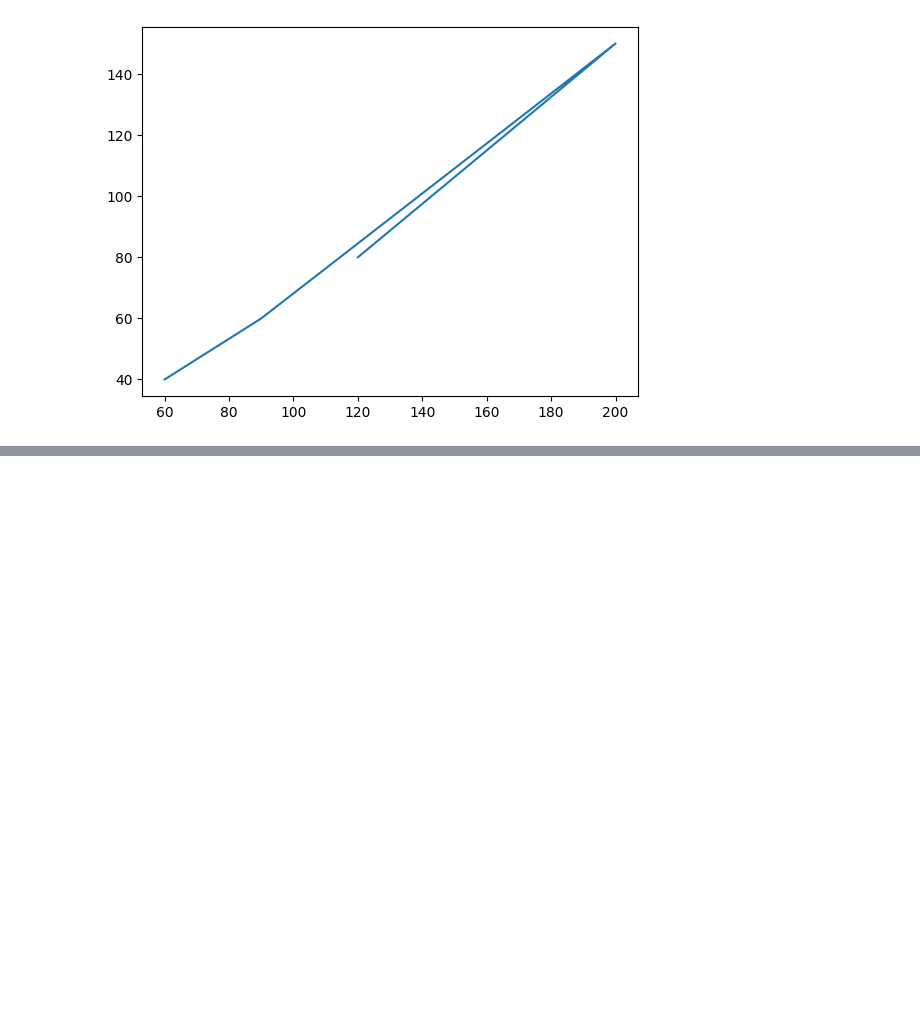
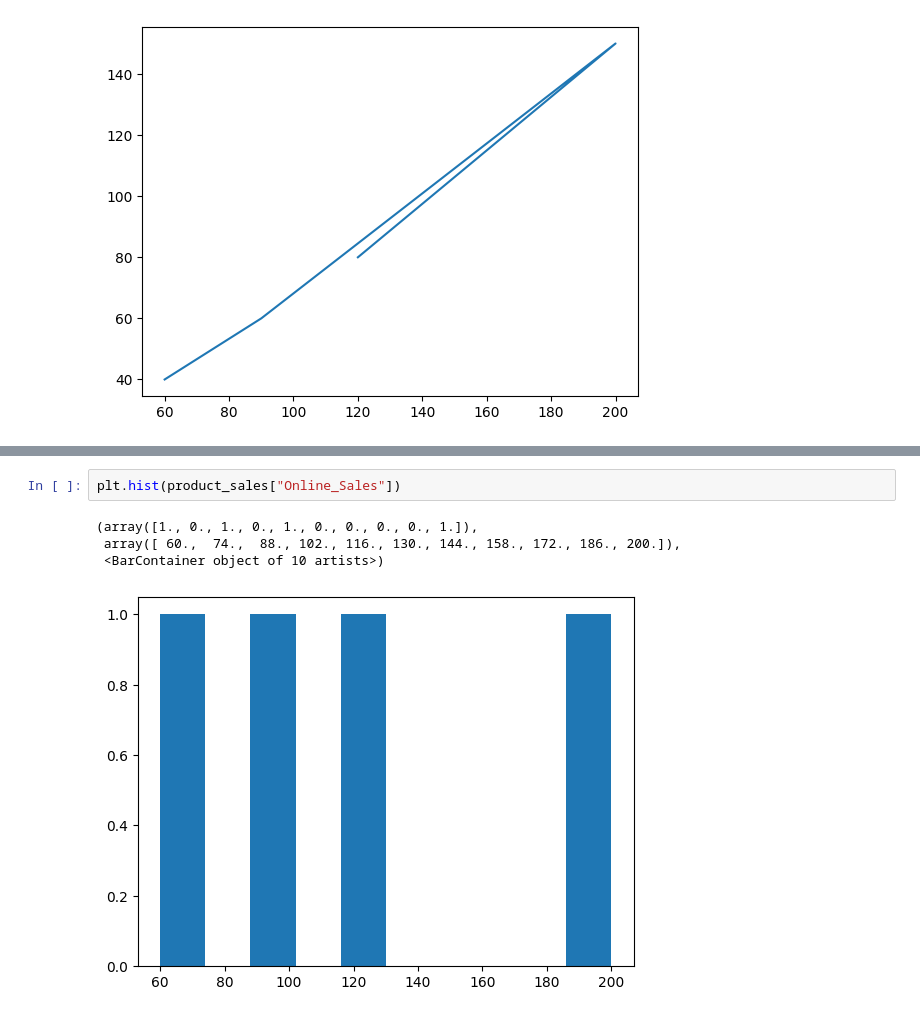
Before and after one commit to T-REX-C0DER/Data-Visualization-with-Python, a Jupyter notebook: Matplotlib.ipynb, the cells around one changed output, grey strips where cells are left out. Saved outputs shown, nothing was run; the diff lists cells and outputs as text; blank space fills up the shorter version.

```diff
--- a/Matplotlib.ipynb
+++ b/Matplotlib.ipynb
@@ -31,0 +42,7 @@ plt.plot(product_sales["Online_Sales"] , product_sales["Offline_Sales"])
+# %%
+plt.hist(product_sales["Online_Sales"])
+# %% [output]
+(array([1., 0., 1., 0., 1., 0., 0., 0., 0., 1.]),
+ array([ 60.,  74.,  88., 102., 116., 130., 144., 158., 172., 186., 200.]),
+ <BarContainer object of 10 artists>)
+[figure, added]
```
Also changed, not shown: parts of 3 cells of this notebook.
